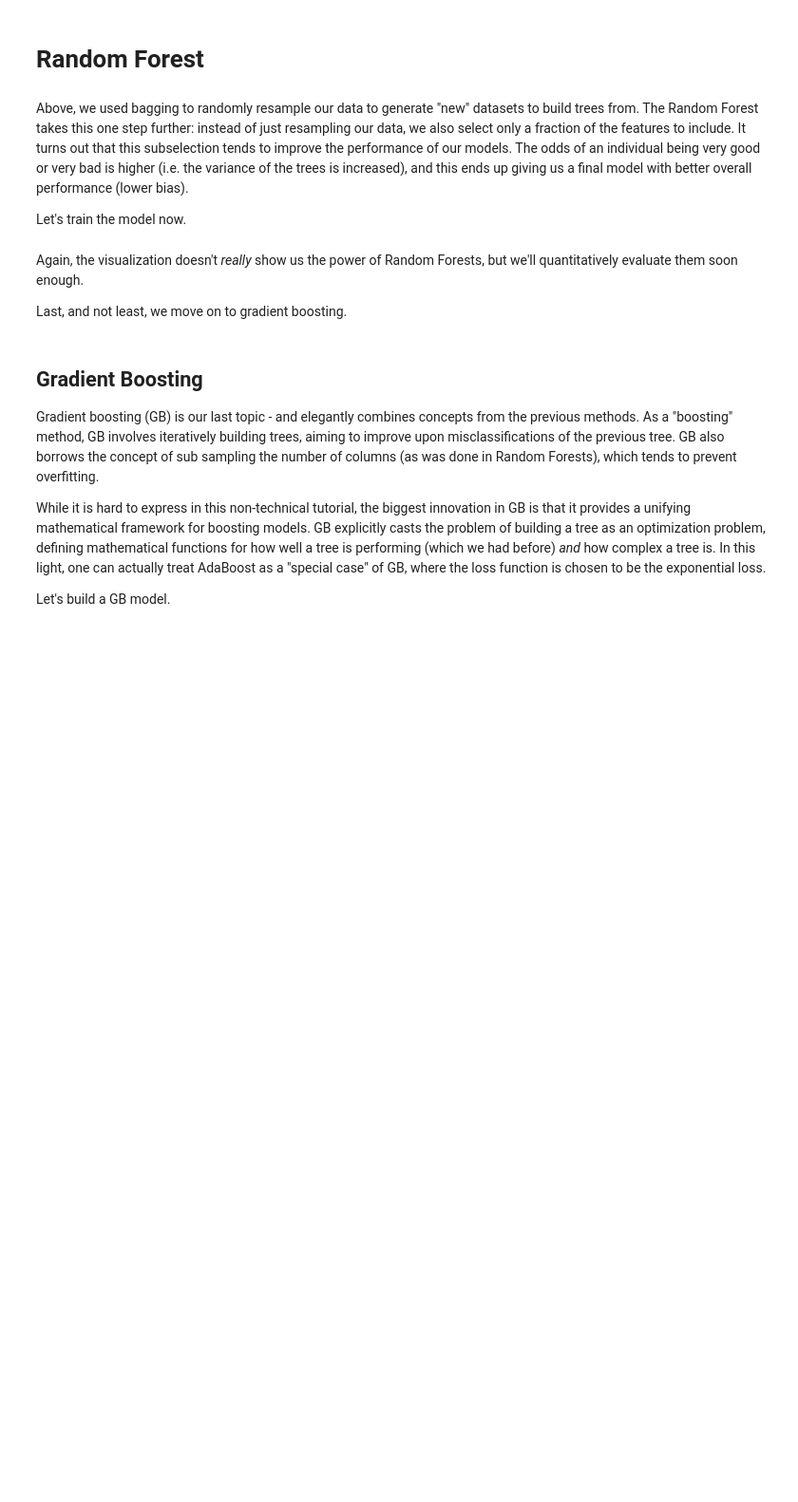
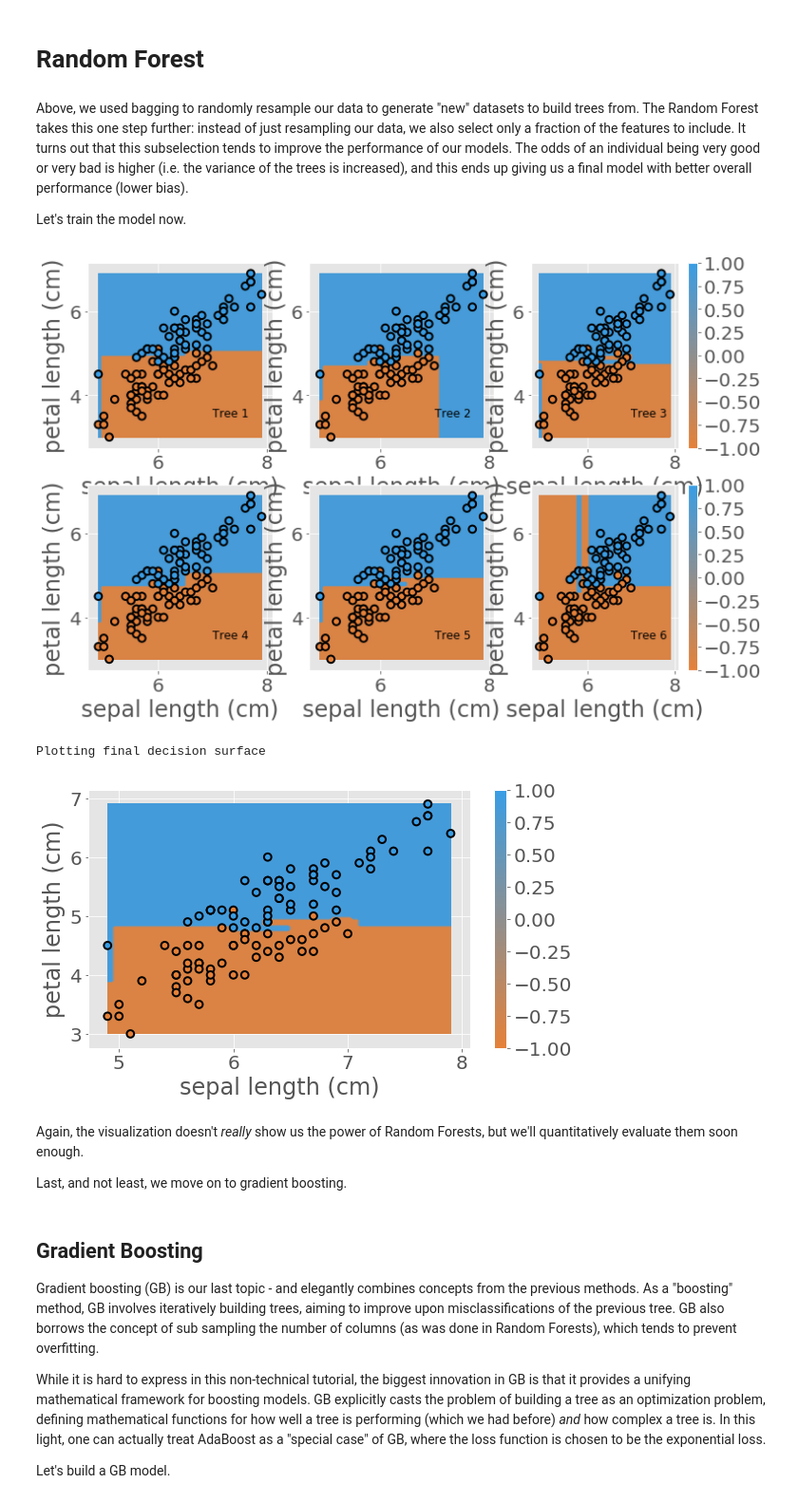
Before and after one commit to alistairewj/tree-prediction-tutorial, a Jupyter notebook: trees-classification.ipynb, the cells around one changed output. Shown at 95% size. Cells and saved outputs as stored; diff of their text form; code cells hidden in the pictures; blank space fills up the shorter version.

```diff
--- a/trees-classification.ipynb
+++ b/trees-classification.ipynb
@@ -307,20 +384,26 @@ Let's train the model now.
 # %%
 np.random.seed(321)
 mdl = ensemble.RandomForestClassifier(max_depth=5, n_estimators=6, max_features=1)
 mdl = mdl.fit(X,y)
 
-fig = plt.figure(figsize=[10,5])
+fig = plt.figure(figsize=[12,8])
 for i, estimator in enumerate(mdl.estimators_):
     ax = fig.add_subplot(2,3,i+1)
-    plot_model_pred_2d(estimator, X, y, feat)
+
+    cbar = (i%3)==2
+    plot_model_pred_2d(estimator, X, y, feat, cbar=cbar)
     txt = 'Tree {}'.format(i+1)
     plt.text(7.0, 3.5, txt, fontdict={'fontsize':12})
 plt.show()
 
 print('\nPlotting final decision surface\n')
 plt.figure(figsize=[9,5])
 plot_model_pred_2d(mdl, X, y, feat)
 plt.show()
+# %% [output]
+[figure, added]
+Plotting final decision surface
+[figure, added]
 # %% [markdown]
 Again, the visualization doesn't *really* show us the power of Random Forests, but we'll quantitatively evaluate them soon enough.
 
```
Also changed, not shown: parts of 37 cells of this notebook.
